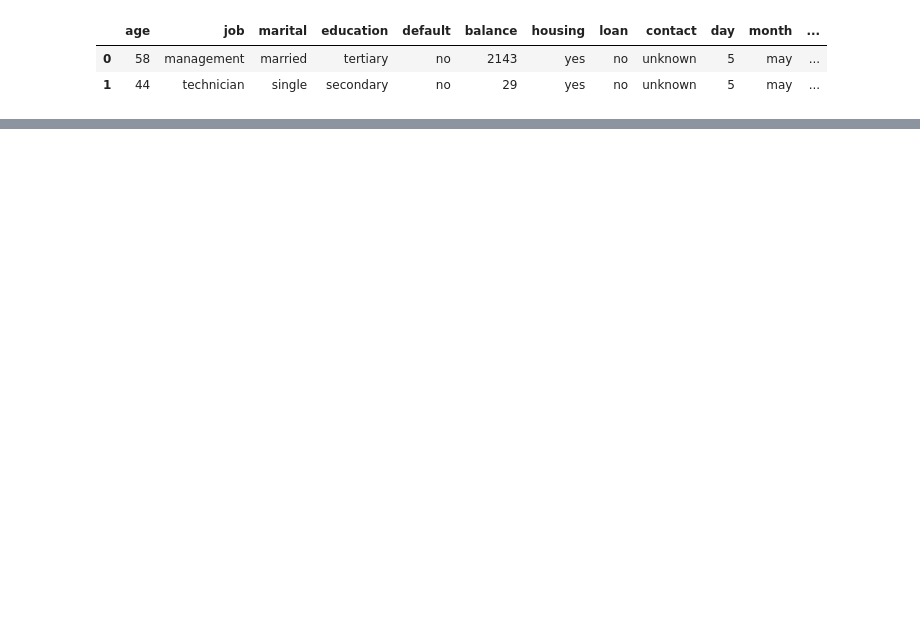
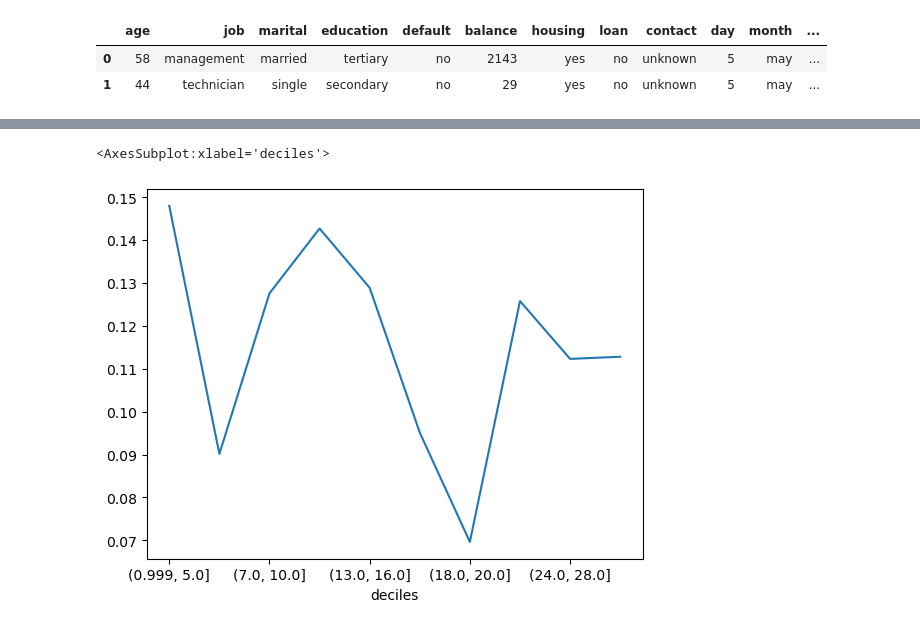
Before and after one commit to Gunnvant/Self-Paced-Content, a Jupyter notebook: python/logistic_regression/Practice Project/01.ipynb, the cells around one changed output, grey strips where cells are left out. Cells and saved outputs as stored; diff of their text form; code cells hidden in the pictures; blank space fills up the shorter version.

```diff
--- a/python/logistic_regression/Practice Project/01.ipynb
+++ b/python/logistic_regression/Practice Project/01.ipynb
@@ -22,0 +155,5 @@ Name: poutcome, dtype: int64
+# %%
+get_rel('day').plot()
+# %% [output]
+<AxesSubplot:xlabel='deciles'>
+[figure, added]
```
Also changed, not shown: parts of 66 cells of this notebook, 5 other files.
